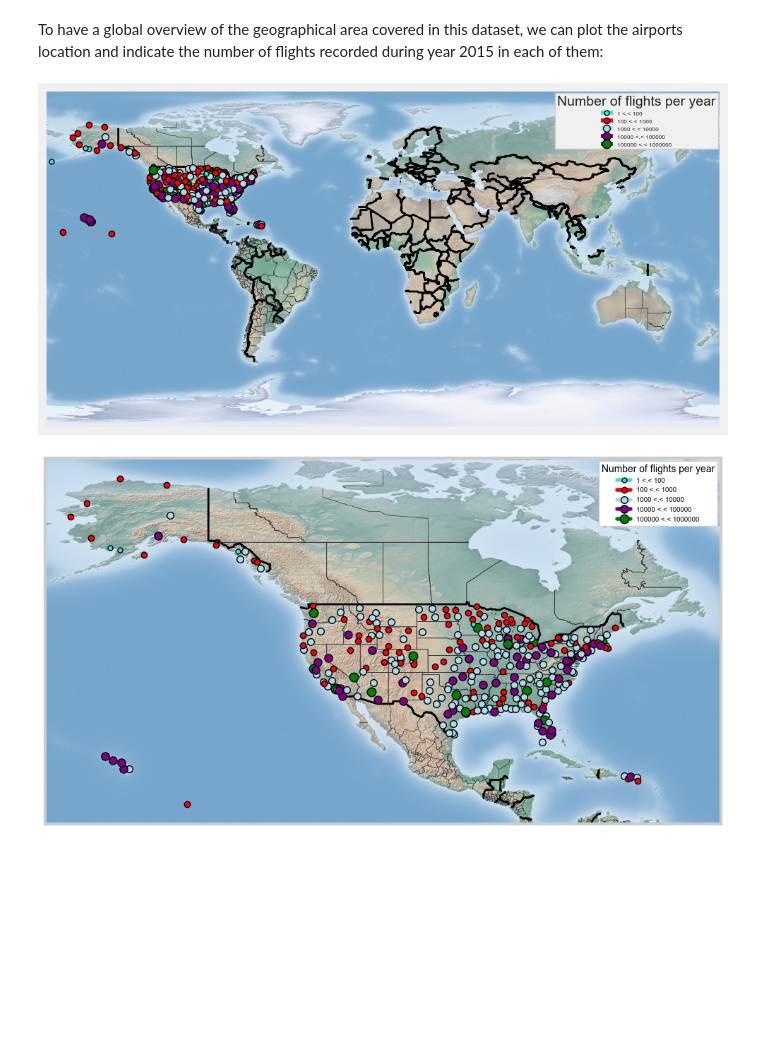
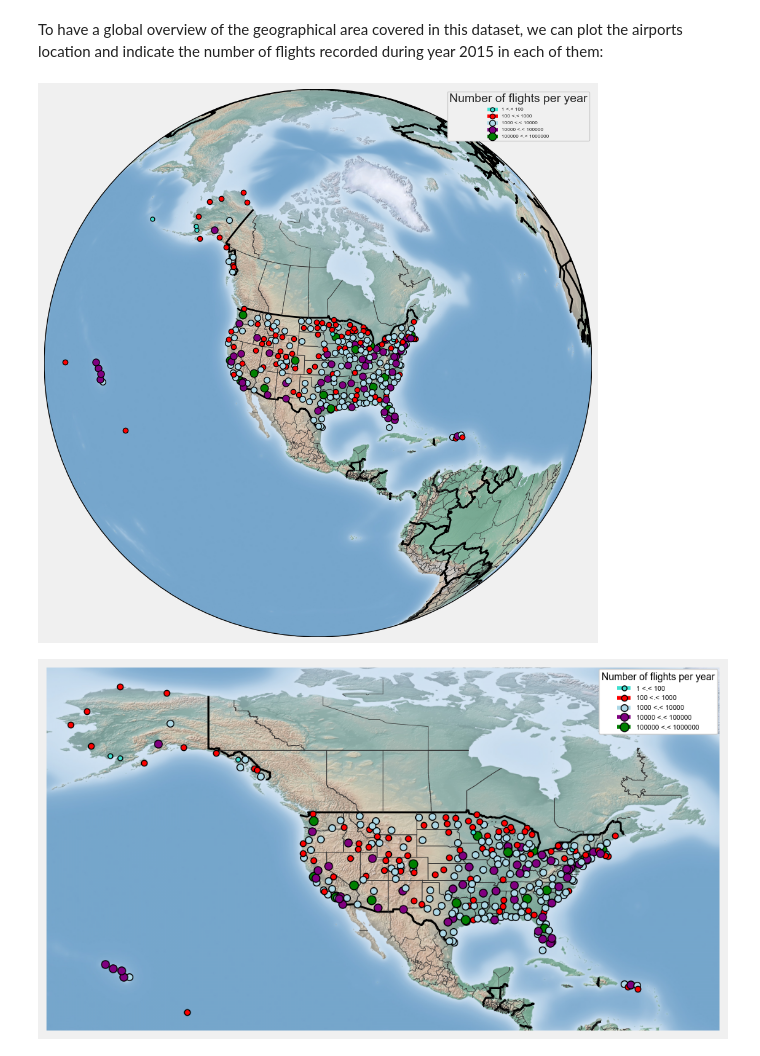
Before and after one commit to TatjanaWas/Techlabs-DS-Flights, a Jupyter notebook: code/flights_prediction.ipynb, the cells around one changed output. Cells and saved outputs as stored; diff of their text form; code cells hidden in the pictures; blank space fills up the shorter version.

Commit message:
some new visualizations added

```diff
--- a/code/flights_prediction.ipynb
+++ b/code/flights_prediction.ipynb
@@ -40,0 +47,15 @@ read the file that contains the details of all the flights that occured in 2015.
+# %%
+import pandas as pd
+
+# Initialize an empty DataFrame
+df_flights = pd.DataFrame()
+
+# Loop over the 12 months
+for i in range(1, 13):
+    # Load the csv file of the current month
+    df_month = pd.read_csv(f'../Dataset/split_datasets/flight_month_{i}.csv')
+
+    # Append the data of the current month to the main DataFrame
+    df_flights = df_flights._append(df_month)
+
+# Now, df_flights contains the data of all 12 months
@@ -41,8 +64,7 @@ read the file that contains the details of all the flights that occured in 2015.
 # %%
-# flights data
+# flights data for the first month (January)
 
-df_flights = pd.read_csv('../flight_data/flights.csv')
-print('Dimension of flights dataframe: ', df_flights.shape)
+print('Dimension of flights dataframe: ', df_flights .shape)
 #df_flights.head()
 
 # gives some infos on columns types and numbers of null values
@@ -60,7 +82,7 @@ Dimension of flights dataframe:  (5819079, 31)
 # %% [markdown]
 ### Overview of the aiports dataset
 # %%
-aiports = pd.read_csv('../flight_data/airports.csv')
+aiports = pd.read_csv('../Dataset/archive-6/airports.csv')
 aiports
 # %% [output]
 |  | IATA_CODE | AIRPORT | CITY | STATE | COUNTRY | LATITUDE | LONGITUDE |
@@ -92,39 +114,37 @@ size_limits = [1, 100, 1000, 10000, 100000, 1000000]
 labels = []
 for i in range(len(size_limits)-1):
     labels.append("{} <.< {}".format(size_limits[i], size_limits[i+1]))
 ##########################################################################################################################
 #resolution = 'i', install  basemap-data-hires for resolution='h' = high
-map = Basemap(resolution='i', llcrnrlon=-180, urcrnrx=-50, llcrnrlat=10, urcrnrlat=75, lat_0=0, lon_0=0)
+map = Basemap(resolution='i', projection='ortho', lat_0=39.5, lon_0=-98.35)
 map.shadedrelief()
 map.drawcountries(linewidth=2)
 map.drawstates(color='0.2')
-##########################################################################################################################
+#map.drawmapboundary(fill_color='aqua')
+#map.fillcontinents(color='coral',lake_color='aqua')
 
 # put airports on map
-
 for index, (airports_code, y,x) in aiports [['IATA_CODE', 'LATITUDE', 'LONGITUDE']].iterrows():
     x,y = map(x,y)
     isize=[i for i, val in enumerate(size_limits) if val < count_flights[airports_code]]
     ind= isize[-1]
     # markeredgecolor: k = black, ‘b'=blue, 'g'=green, 'm'=magenta ......
     # markertypes : 'o'= circle, 'D' and 'd' diamonds
     map.plot(x,y, marker='o', markersize=ind+5, markeredgewidth=1, color=colors[ind], markeredgecolor='k', label=labels[ind])
-
-##########################################################################################################################
 
 # remove duplicate labels and set their order
 handles, labels = plt.gca().get_legend_handles_labels()
 by_label = OrderedDict(zip(labels, handles))
 key_order = ('1 <.< 100', '100 <.< 1000', '1000 <.< 10000',
              '10000 <.< 100000', '100000 <.< 1000000')
 new_label = OrderedDict()
 for key in key_order:
     new_label[key] = by_label[key]
 plt.legend(new_label.values(), new_label.keys(), loc = 1, prop= {'size': 6},
            title='Number of flights per year', frameon = True, framealpha = 1)
 plt.show()
 # %% [output]
-[figure, old version]
+[figure, new version]
 # %%
 count_flights = df_flights['ORIGIN_AIRPORT'].value_counts()
 
```
Also changed, not shown: parts of 14 cells of this notebook.
